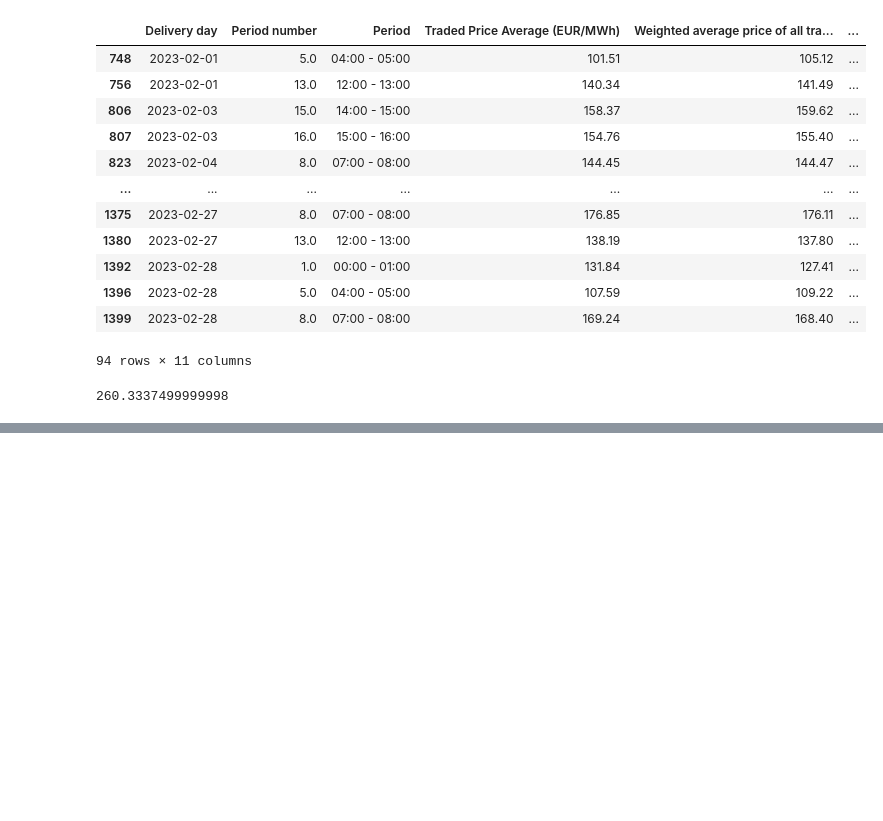
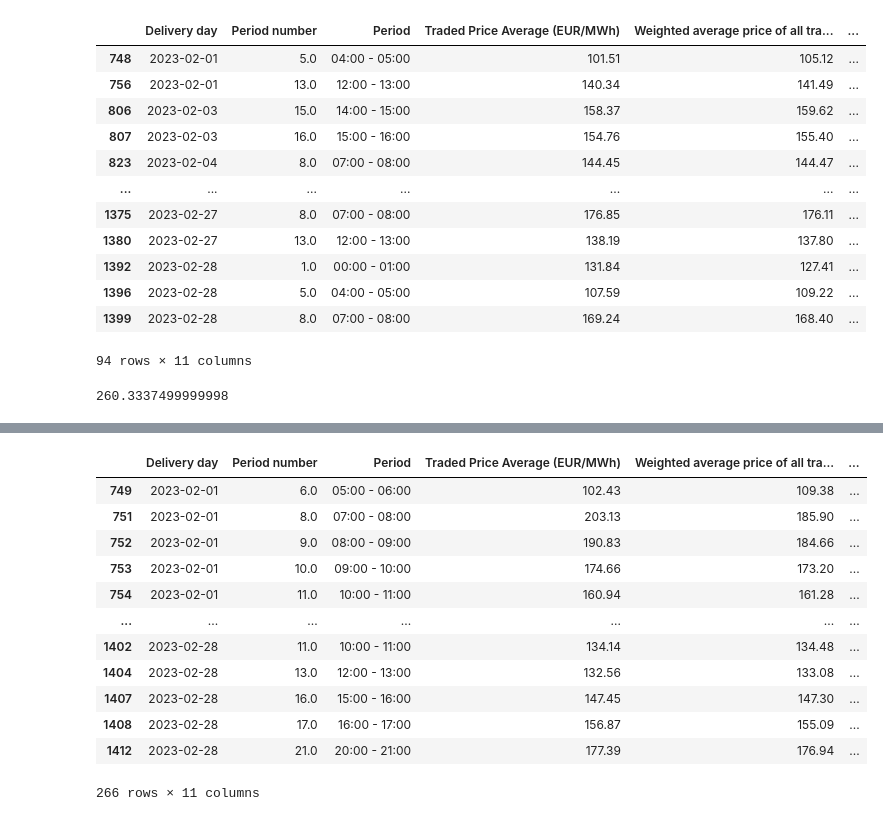
Before and after one commit to tomektom10/dataScienceBootCamp, a Jupyter notebook: energi_luty.ipynb, the cells around one changed output, grey strips where cells are left out. Cells and saved outputs as stored; diff of their text form; code cells hidden in the pictures; blank space fills up the shorter version.

```diff
--- a/energi_luty.ipynb
+++ b/energi_luty.ipynb
@@ -275,0 +368,21 @@ total_profit_loss_remaining
+# %%
+# Filtering the DataFrame for rows where 'Maximal price (EUR/MWh)' is greater than 'Price SK (EUR/MWh)' by at least 5
+# and 'Minimal price (EUR/MWh)' is less than 'Price SK (EUR/MWh)' by at least 5
+filtered_price_range_df_szortowe = filtered_periods_extended_df_szortowe[(filtered_periods_extended_df_szortowe['Maximal price (EUR/MWh)'] >= filtered_periods_extended_df_szortowe['Price SK (EUR/MWh)'] + 5) &
+                                          (filtered_periods_extended_df_szortowe['Minimal price (EUR/MWh)'] <= filtered_periods_extended_df_szortowe['Price SK (EUR/MWh)'] - 5)]
+
+filtered_price_range_df_szortowe
+# %% [output]
+|  | Delivery day | Period number | Period | Traded Price Average (EUR/MWh) | Weighted average price of all tra... | ... |
+| 749 | 2023-02-01 | 6.0 | 05:00 - 06:00 | 102.43 | 109.38 | ... |
+| 751 | 2023-02-01 | 8.0 | 07:00 - 08:00 | 203.13 | 185.90 | ... |
+| 752 | 2023-02-01 | 9.0 | 08:00 - 09:00 | 190.83 | 184.66 | ... |
+| 753 | 2023-02-01 | 10.0 | 09:00 - 10:00 | 174.66 | 173.20 | ... |
+| 754 | 2023-02-01 | 11.0 | 10:00 - 11:00 | 160.94 | 161.28 | ... |
+| ... | ... | ... | ... | ... | ... | ... |
+| 1402 | 2023-02-28 | 11.0 | 10:00 - 11:00 | 134.14 | 134.48 | ... |
+| 1404 | 2023-02-28 | 13.0 | 12:00 - 13:00 | 132.56 | 133.08 | ... |
+| 1407 | 2023-02-28 | 16.0 | 15:00 - 16:00 | 147.45 | 147.30 | ... |
+| 1408 | 2023-02-28 | 17.0 | 16:00 - 17:00 | 156.87 | 155.09 | ... |
+| 1412 | 2023-02-28 | 21.0 | 20:00 - 21:00 | 177.39 | 176.94 | ... |
+266 rows × 11 columns
```
Also changed, not shown: parts of 10 cells of this notebook.
